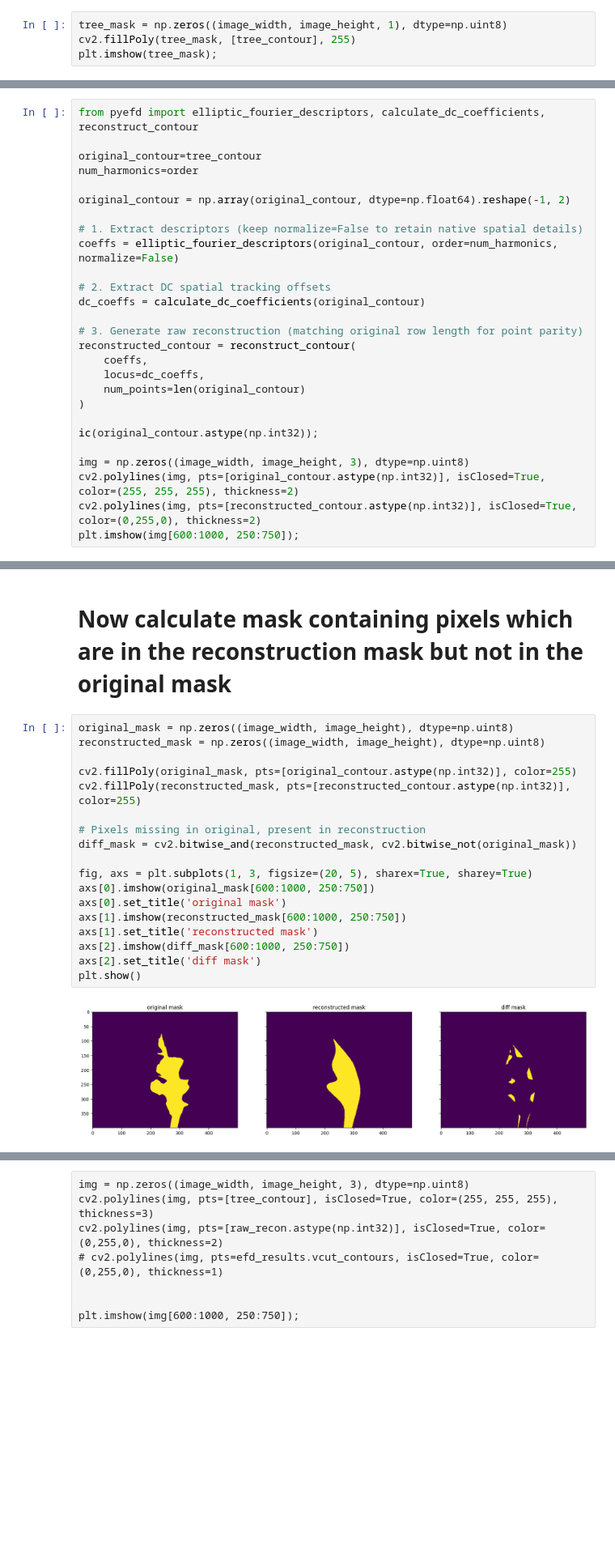
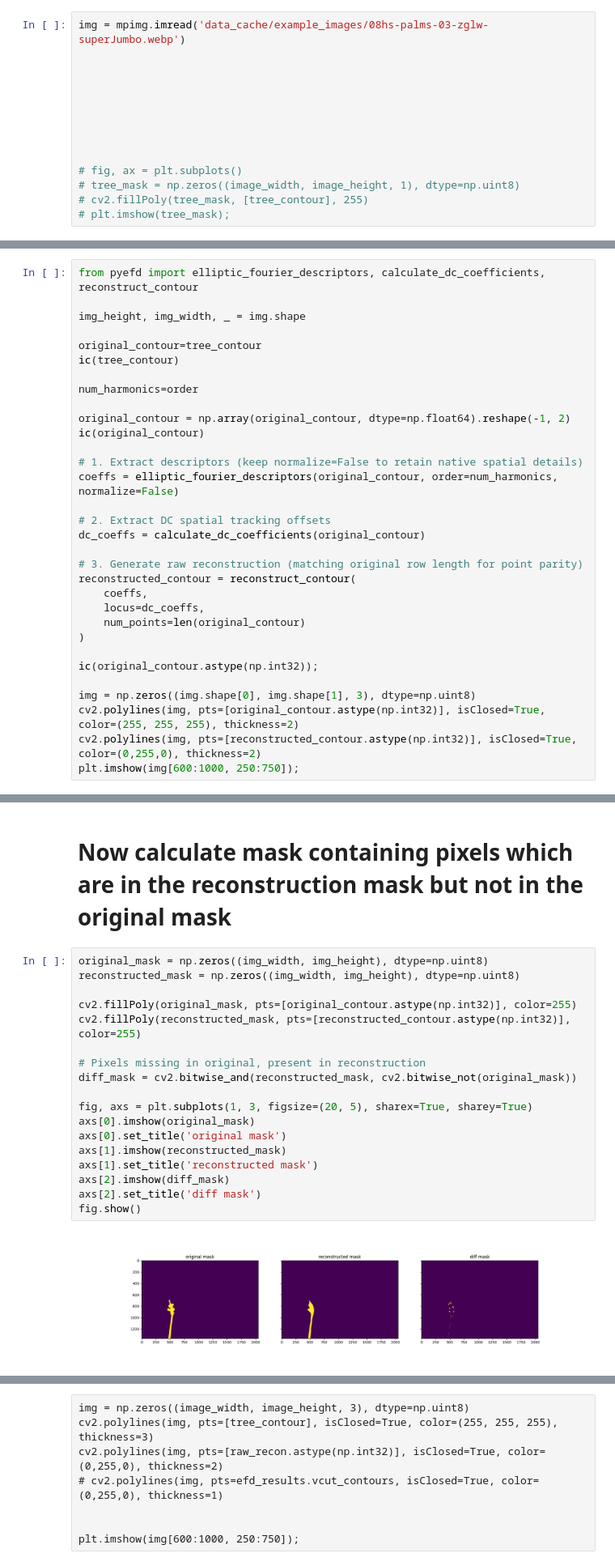
Before and after one commit to aubreymoore/CRB-2026-05-13, a Jupyter notebook: find_damage.ipynb, the cells around one changed output, grey strips where cells are left out. Shown at 81% size. Saved outputs shown, nothing was run; the diff lists cells and outputs as text; blank space fills up the shorter version.

```diff
--- a/find_damage.ipynb
+++ b/find_damage.ipynb
@@ -55,6 +138,16 @@ tree_contour = np.abs(tree_contour) # Ensure all coordinates are positive
 # %% [markdown]
 # Visualize the tree contour.
 # %%
-tree_mask = np.zeros((image_width, image_height, 1), dtype=np.uint8)
-cv2.fillPoly(tree_mask, [tree_contour], 255)
-plt.imshow(tree_mask);
+img = mpimg.imread('data_cache/example_images/08hs-palms-03-zglw-superJumbo.webp')
+
+
+
+
+
+
+
+
+# fig, ax = plt.subplots()
+# tree_mask = np.zeros((image_width, image_height, 1), dtype=np.uint8)
+# cv2.fillPoly(tree_mask, [tree_contour], 255)
+# plt.imshow(tree_mask);
@@ -148,10 +234,15 @@ plt.imshow(img[600:1000, 250:750]);
 # %%
 from pyefd import elliptic_fourier_descriptors, calculate_dc_coefficients, reconstruct_contour
 
+img_height, img_width, _ = img.shape
+
 original_contour=tree_contour
+ic(tree_contour)
+
 num_harmonics=order
 
 original_contour = np.array(original_contour, dtype=np.float64).reshape(-1, 2)
+ic(original_contour)
 
 # 1. Extract descriptors (keep normalize=False to retain native spatial details)
 coeffs = elliptic_fourier_descriptors(original_contour, order=num_harmonics, normalize=False)
@@ -168,7 +259,7 @@ reconstructed_contour = reconstruct_contour(
 
 ic(original_contour.astype(np.int32));
 
-img = np.zeros((image_width, image_height, 3), dtype=np.uint8)
+img = np.zeros((img.shape[0], img.shape[1], 3), dtype=np.uint8)
 cv2.polylines(img, pts=[original_contour.astype(np.int32)], isClosed=True, color=(255, 255, 255), thickness=2)
 cv2.polylines(img, pts=[reconstructed_contour.astype(np.int32)], isClosed=True, color=(0,255,0), thickness=2)
 plt.imshow(img[600:1000, 250:750]);
@@ -184,22 +284,22 @@ ic| original_contour.astype(np.int32): array([[486, 677],
 # %% [markdown]
 # Now calculate mask containing pixels which are in the reconstruction mask but not in the original mask
 # %%
-original_mask = np.zeros((image_width, image_height), dtype=np.uint8)
-reconstructed_mask = np.zeros((image_width, image_height), dtype=np.uint8)
+original_mask = np.zeros((img_width, img_height), dtype=np.uint8)
+reconstructed_mask = np.zeros((img_width, img_height), dtype=np.uint8)
 
 cv2.fillPoly(original_mask, pts=[original_contour.astype(np.int32)], color=255)
 cv2.fillPoly(reconstructed_mask, pts=[reconstructed_contour.astype(np.int32)], color=255)
 
 # Pixels missing in original, present in reconstruction
 diff_mask = cv2.bitwise_and(reconstructed_mask, cv2.bitwise_not(original_mask))
 
 fig, axs = plt.subplots(1, 3, figsize=(20, 5), sharex=True, sharey=True)
-axs[0].imshow(original_mask[600:1000, 250:750])
+axs[0].imshow(original_mask)
 axs[0].set_title('original mask')
-axs[1].imshow(reconstructed_mask[600:1000, 250:750])
+axs[1].imshow(reconstructed_mask)
 axs[1].set_title('reconstructed mask')
-axs[2].imshow(diff_mask[600:1000, 250:750])
+axs[2].imshow(diff_mask)
 axs[2].set_title('diff mask')
-plt.show()
+fig.show()
 # %% [output]
-[figure, old version]
+[figure, new version]
```
Also changed, not shown: parts of 17 cells of this notebook.
